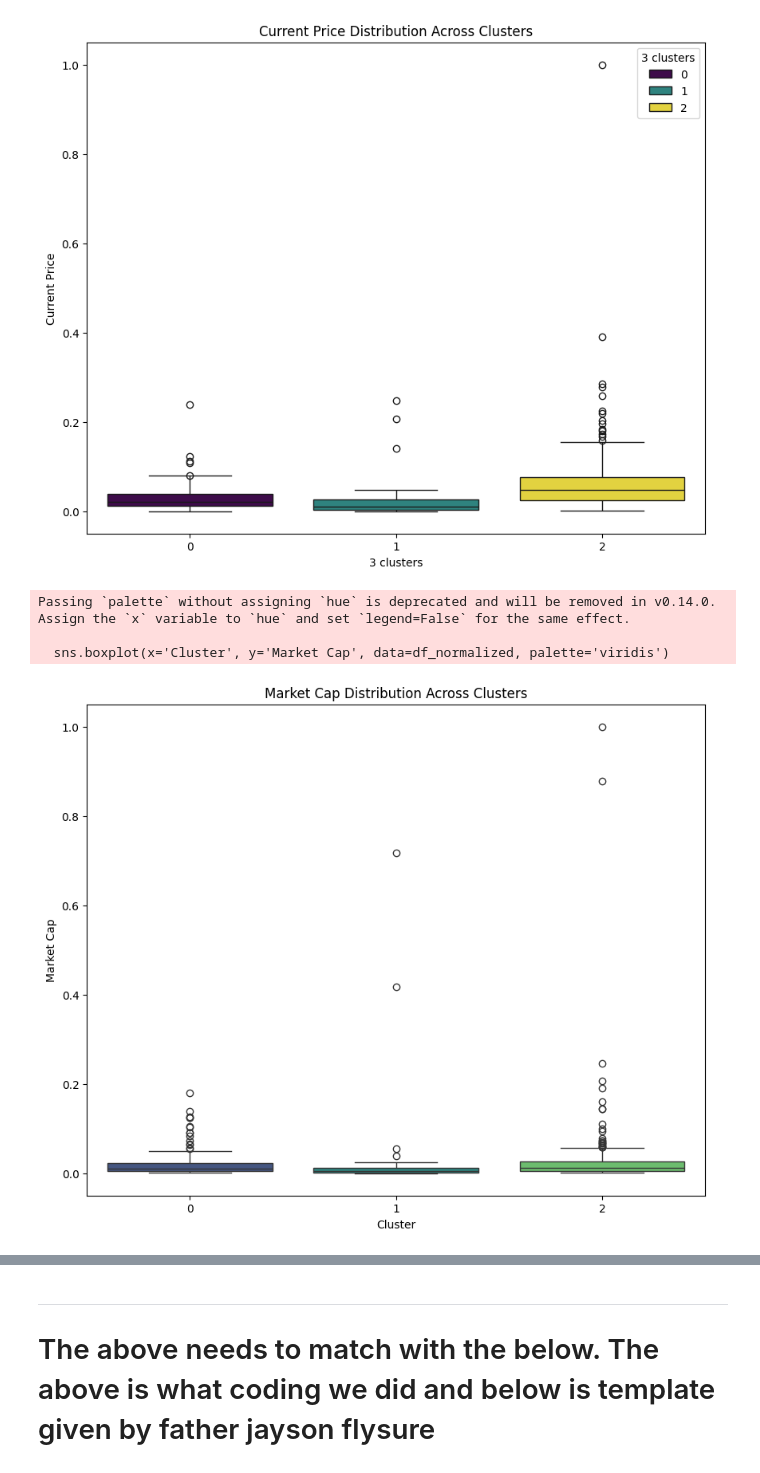
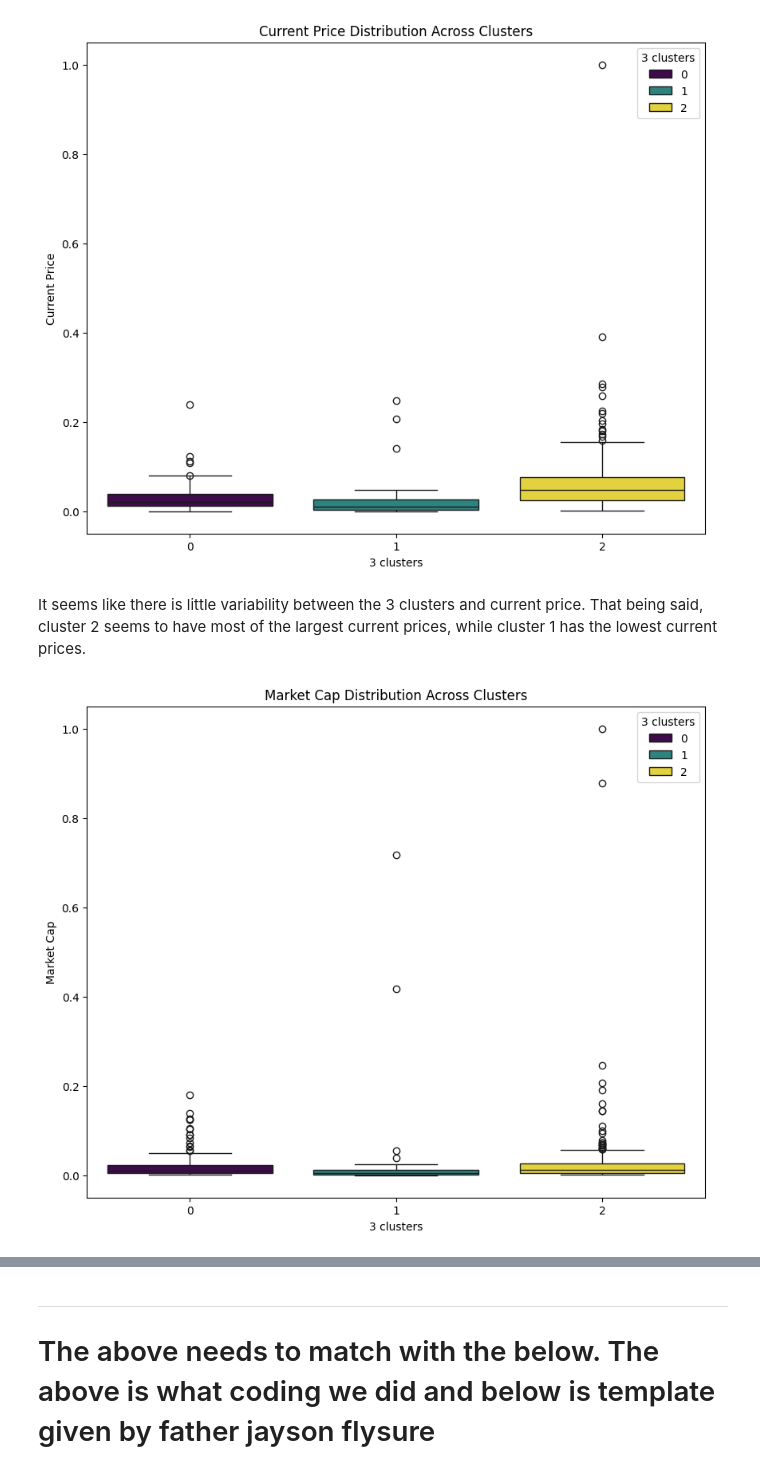
Before and after one commit to Purpup/COGS118B-Project, a Jupyter notebook: FinalProject.ipynb, the cells around one changed output, grey strips where cells are left out. Cells and saved outputs as stored; diff of their text form; code cells hidden in the pictures.

```diff
--- a/FinalProject.ipynb
+++ b/FinalProject.ipynb
@@ -530,14 +549,12 @@ plt.title('Current Price Distribution Across Clusters')
 plt.show()
 # %% [output]
 [figure]
+# %% [markdown]
+It seems like there is little variability between the 3 clusters and current price. That being said, cluster 2 seems to have most of the largest current prices, while cluster 1 has the lowest current prices.
 # %%
-
 plt.figure(figsize=(10, 8))
-sns.boxplot(x='Cluster', y='Market Cap', data=df_normalized, palette='viridis')
+sns.boxplot(x='3 clusters', y='Market Cap', data=df_normalized, palette='viridis', hue='3 clusters')
 plt.title('Market Cap Distribution Across Clusters')
 plt.show()
 # %% [output]
-Passing `palette` without assigning `hue` is deprecated and will be removed in v0.14.0. Assign the `x` variable to `hue` and set `legend=False` for the same effect.
-
-  sns.boxplot(x='Cluster', y='Market Cap', data=df_normalized, palette='viridis')
-[figure, old version]
+[figure, new version]
```
Also changed, not shown: parts of 37 cells of this notebook.
